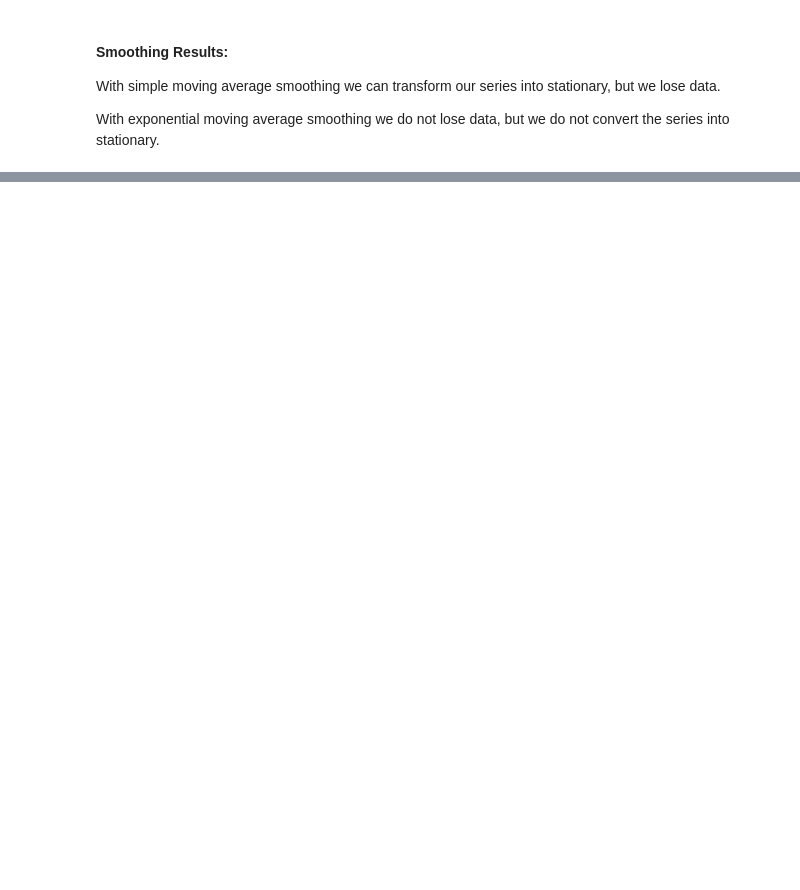
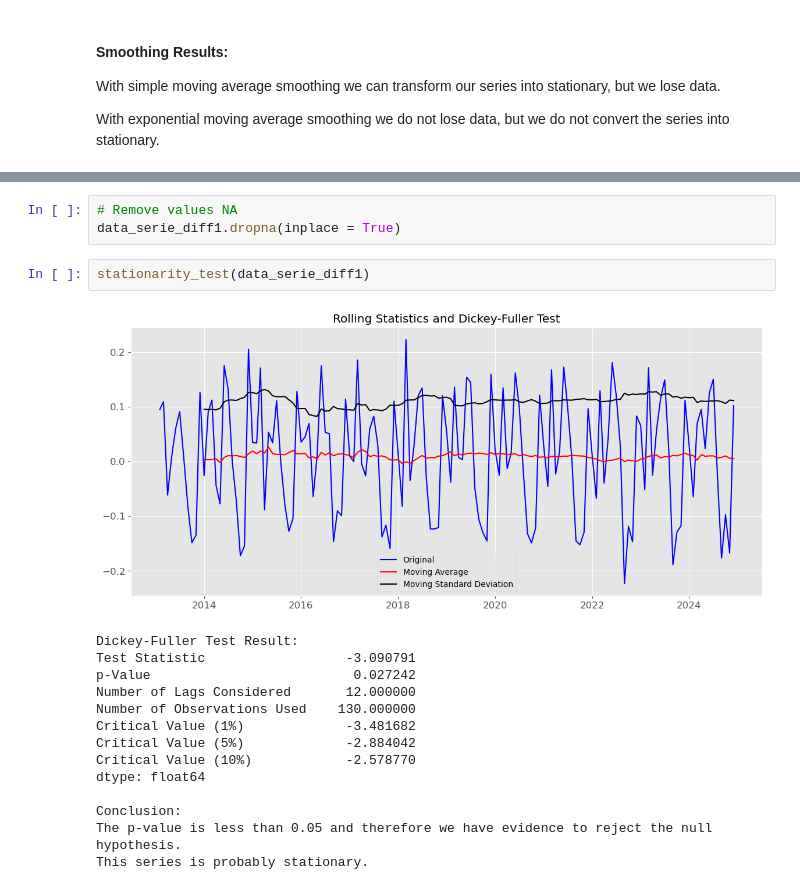
Before and after one commit to jaquelinesfernandes/Predicting_ActiveUsers_TimeSeries, a Jupyter notebook: project_activeusers.ipynb, the cells around one changed output, grey strips where cells are left out. Drawn from its saved outputs; the diff is of its cells as text; blank space fills up the shorter version.

```diff
--- a/project_activeusers.ipynb
+++ b/project_activeusers.ipynb
@@ -703,0 +882,20 @@ With exponential moving average smoothing we do not lose data, but we do not con
+# %%
+# Remove values NA
+data_serie_diff1.dropna(inplace = True)
+# %%
+stationarity_test(data_serie_diff1)
+# %% [output]
+[figure, added]
+Dickey-Fuller Test Result:
+Test Statistic                  -3.090791
+p-Value                          0.027242
+Number of Lags Considered       12.000000
+Number of Observations Used    130.000000
+Critical Value (1%)             -3.481682
+Critical Value (5%)             -2.884042
+Critical Value (10%)            -2.578770
+dtype: float64
+
+Conclusion:
+The p-value is less than 0.05 and therefore we have evidence to reject the null hypothesis.
+This series is probably stationary.
```
Also changed, not shown: parts of 40 cells of this notebook.
